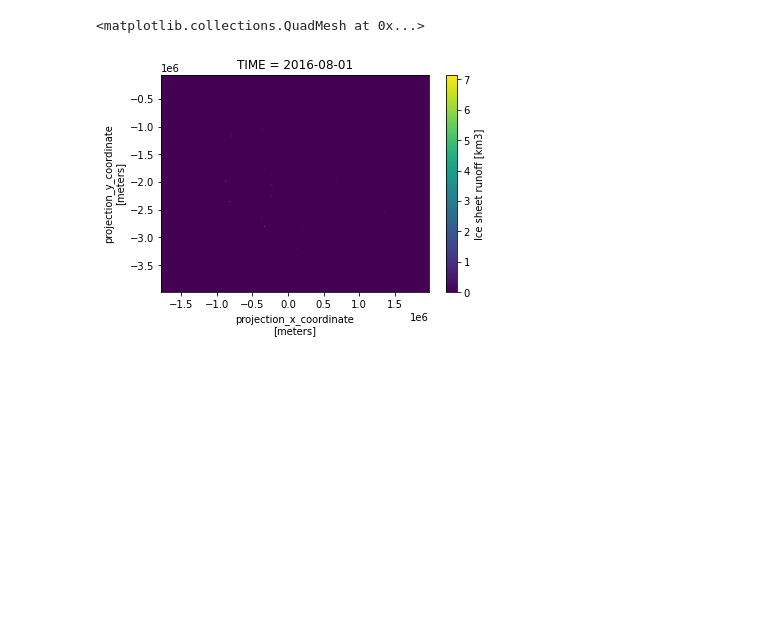
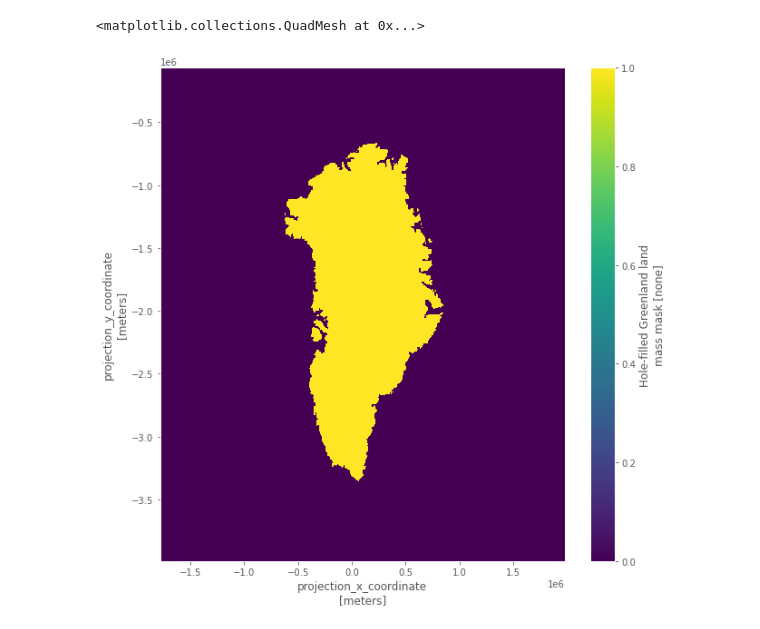
Before and after one commit to NIVANorge/BEST-Siberian, a Jupyter notebook: code/05_greenland_ice_melt.ipynb, the cells around one changed output. Drawn from its saved outputs; the diff is of its cells as text; code cells hidden in the pictures; blank space fills up the shorter version.

Commit message:
Update '05_greenland_ice_melt'

```diff
--- a/code/05_greenland_ice_melt.ipynb
+++ b/code/05_greenland_ice_melt.ipynb
@@ -1,9 +1,10 @@
 # %%
+import matplotlib.pyplot as plt
+import nivapy3 as nivapy
+import pandas as pd
 import xarray as xr
-import numpy as np
-import matplotlib.pyplot as plt
 
-%matplotlib inline
+plt.style.use("ggplot")
 # %% [markdown]
 # Simulated discharge to the Arctic Ocean from greenland ice sheet melt
 
@@ -18,6 +23,9 @@ To do:
+# %%
+nc_path = r"~/shared/pan_arctic_data/freshwater_flux_from_terrestrial_ice/bamber_2016/FWF17.v3_b.nc"
+res_csv = r"~/shared/pan_arctic_data/freshwater_flux_from_terrestrial_ice/bamber_2016/greenland_discharge_tidy.csv"
 # %%
 # Open dataset and print metadata summary
-ncml_path = f"~/shared/pan_arctic_data/freshwater_flux_from_terrestrial_ice/bamber_2016/FWF17.v3_b.nc"
-ds = xr.open_dataset(ncml_path)
+ds = xr.open_dataset(nc_path)
+print(f"Size in memory: {ds.nbytes / 1e9:.2f} GB.")
 ds
 # %% [output]
@@ -41,6 +56,7 @@ Data variables:
 # %%
-runoff_ice_2d = ds['runoff_ice'].isel(TIME=703)
-runoff_ice_2d.plot()
+# Land mask for Greenland
+gl_mask = ds["LSMGr"]
+gl_mask.plot(figsize=(10, 10))
 # %% [output]
 <matplotlib.collections.QuadMesh at 0x...>
-[figure, old version]
+[figure, new version]
```
Also changed, not shown: parts of 13 cells of this notebook.
